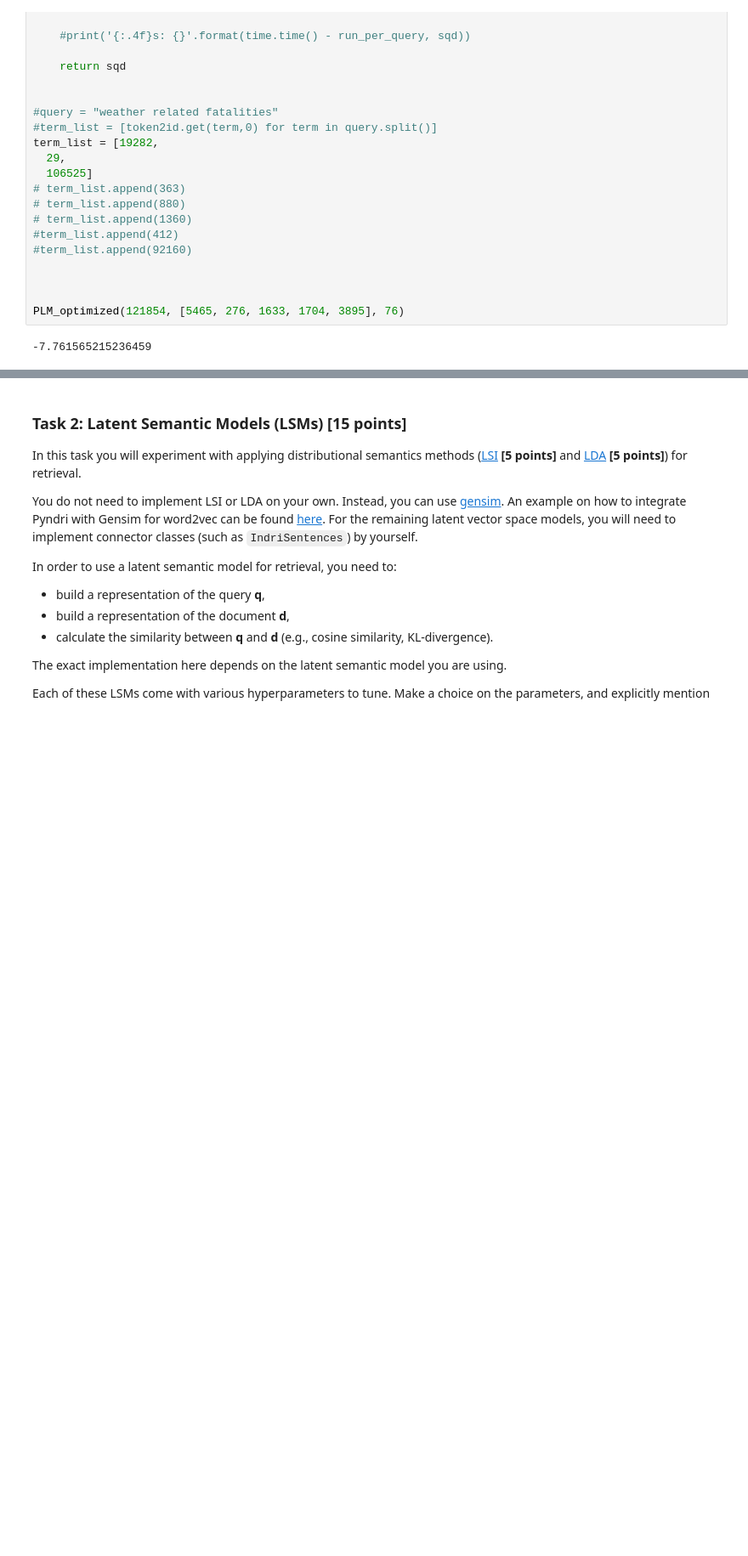
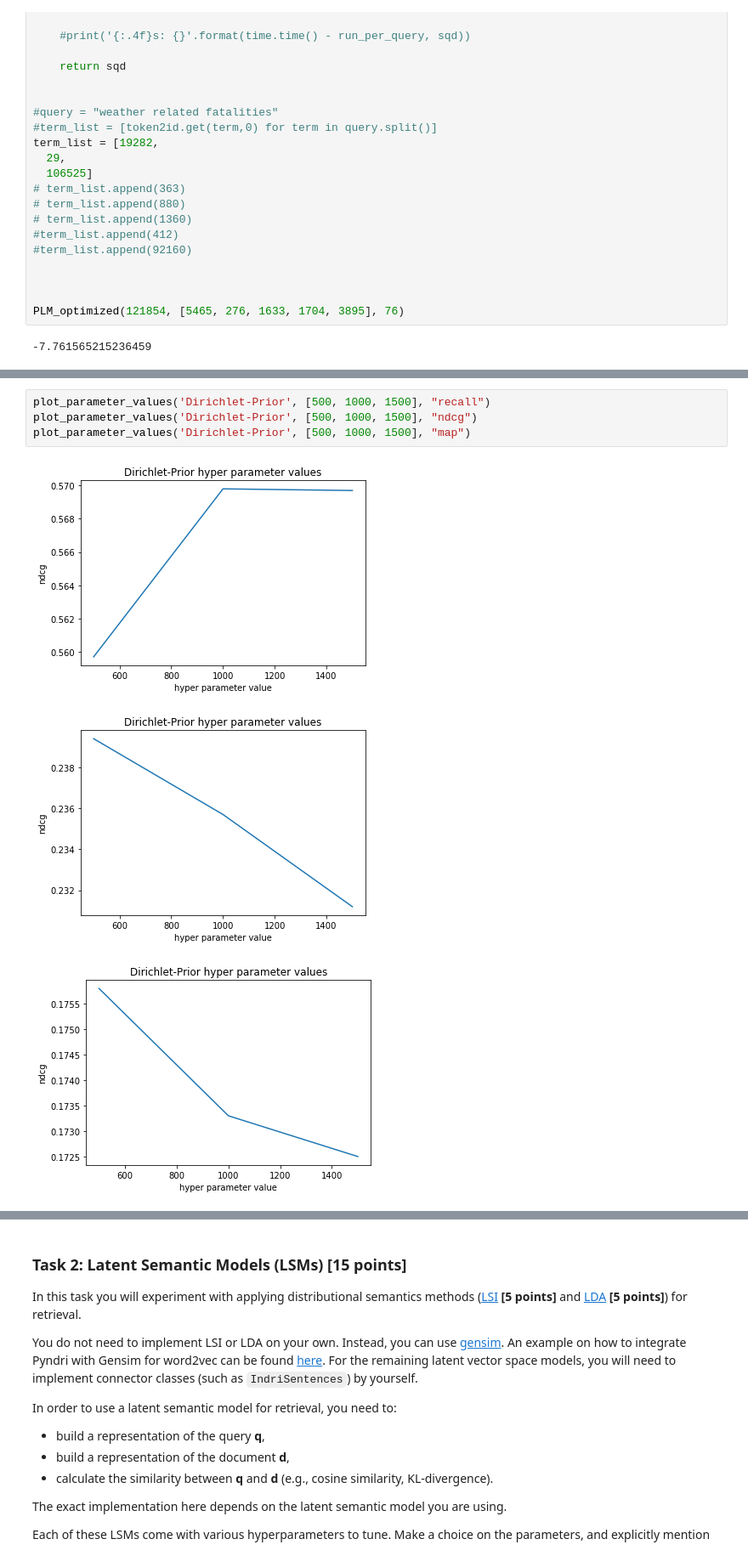
Before and after one commit to DAAAAAAAAAAAAAAAAN/IR1HW2, a Jupyter notebook: Task_1.ipynb, the cells around one changed output, grey strips where cells are left out. Shown at 85% size. Cells and saved outputs as stored; diff of their text form; blank space fills up the shorter version.

```diff
--- a/Task_1.ipynb
+++ b/Task_1.ipynb
@@ -935,0 +908,8 @@ plot_parameter_values('Jelinek-Mercer', [0.1, 0.5, 0.9])
+# %%
+plot_parameter_values('Dirichlet-Prior', [500, 1000, 1500], "recall")
+plot_parameter_values('Dirichlet-Prior', [500, 1000, 1500], "ndcg")
+plot_parameter_values('Dirichlet-Prior', [500, 1000, 1500], "map")
+# %% [output]
+[figure, added]
+[figure, added]
+[figure, added]
```
Also changed, not shown: parts of 27 cells of this notebook, 15 other files.
